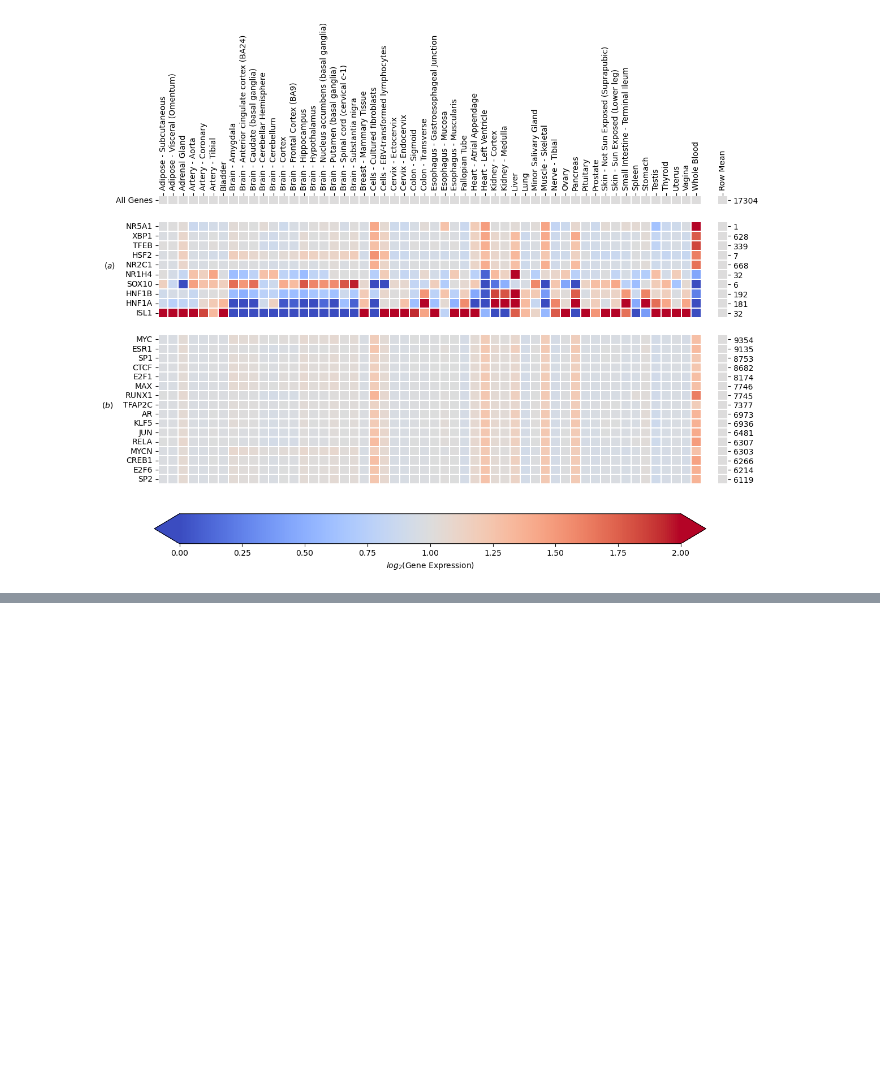
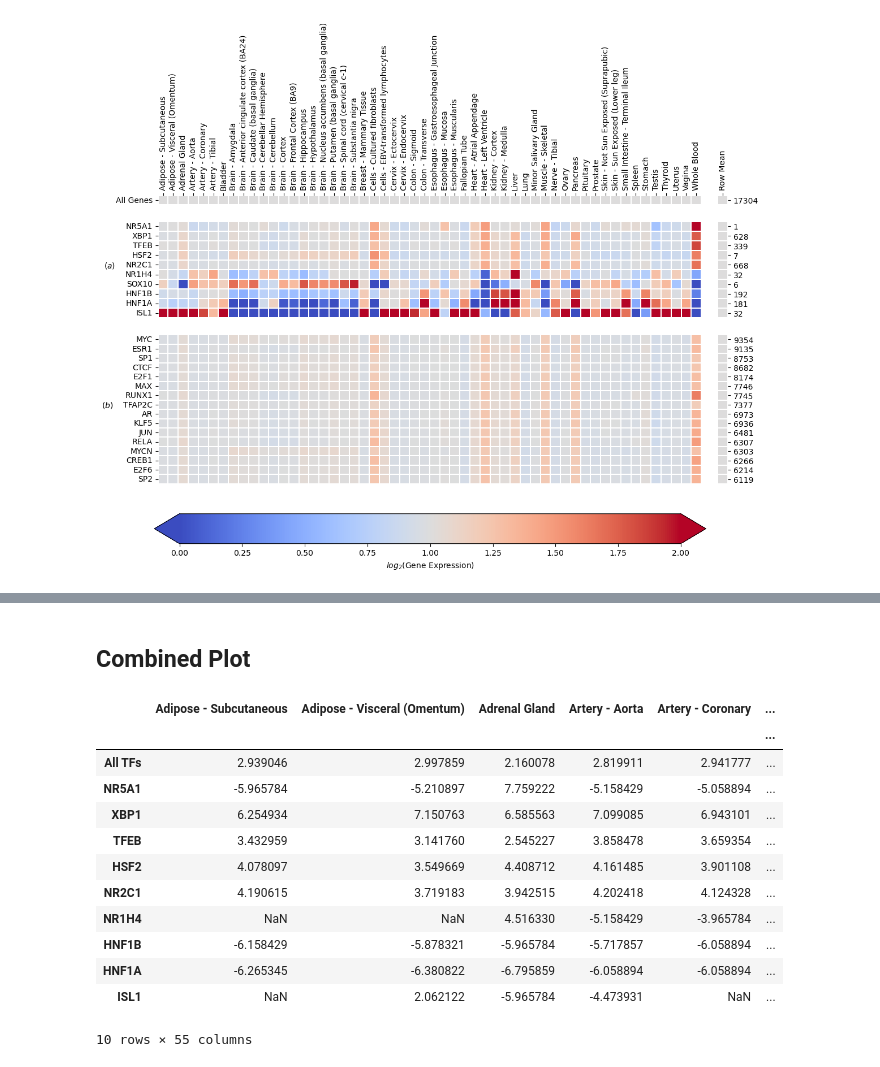
Before and after one commit to JulianMeigen/Bachelor, a Jupyter notebook: E_Single_TFBS/images/Plots_parts.ipynb, the cells around one changed output, grey strips where cells are left out. Cells and saved outputs as stored; diff of their text form; code cells hidden in the pictures; blank space fills up the shorter version.

Commit message:
TF Heatmap erstellt

```diff
--- a/E_Single_TFBS/images/Plots_parts.ipynb
+++ b/E_Single_TFBS/images/Plots_parts.ipynb
@@ -520,0 +452,32 @@ plt.show()
+# %%
+path_heatmap = r"../Tabellen/tf_heatmap.csv"
+# %%
+df = pd.read_csv(path_heatmap).rename(columns={"Unnamed: 0" : ""}).set_index("")
+# %%
+mean_row = ["All TFs"]
+
+tf_most_target_genes = ['MYC', 'ESR1', 'SP1', 'CTCF', 'E2F1', 'MAX', 'RUNX1', 'TFAP2C', 'AR', 'KLF5', 'JUN', 'RELA', 'MYCN', 'CREB1', 'E2F6', 'SP2']
+
+tf_smallest_expr = ["NR1H4", "HNF1B", "HNF1A", "ISL1"]
+tf_biggest_expr = ["NR5A1", "XBP1", "TFEB", "HSF2", "NR2C1"]
+# %% [markdown]
+## Combined Plot
+# %%
+extreme_df_plot = df.loc[ mean_row + tf_biggest_expr+tf_smallest_expr]
+# extreme_id_count_plot = id_count.loc[tf_biggest_expr+tf_smallest_expr]
+# %%
+extreme_df_plot
+# %% [output]
+|  | Adipose - Subcutaneous | Adipose - Visceral (Omentum) | Adrenal Gland | Artery - Aorta | Artery - Coronary | ... |
+|  |  |  |  |  |  | ... |
+| All TFs | 2.939046 | 2.997859 | 2.160078 | 2.819911 | 2.941777 | ... |
+| NR5A1 | -5.965784 | -5.210897 | 7.759222 | -5.158429 | -5.058894 | ... |
+| XBP1 | 6.254934 | 7.150763 | 6.585563 | 7.099085 | 6.943101 | ... |
+| TFEB | 3.432959 | 3.141760 | 2.545227 | 3.858478 | 3.659354 | ... |
+| HSF2 | 4.078097 | 3.549669 | 4.408712 | 4.161485 | 3.901108 | ... |
+| NR2C1 | 4.190615 | 3.719183 | 3.942515 | 4.202418 | 4.124328 | ... |
+| NR1H4 | NaN | NaN | 4.516330 | -5.158429 | -3.965784 | ... |
+| HNF1B | -6.158429 | -5.878321 | -5.965784 | -5.717857 | -6.058894 | ... |
+| HNF1A | -6.265345 | -6.380822 | -6.795859 | -6.058894 | -6.058894 | ... |
+| ISL1 | NaN | 2.062122 | -5.965784 | -4.473931 | NaN | ... |
+10 rows × 55 columns
```
Also changed, not shown: parts of 7 cells of this notebook, 6 other files.
